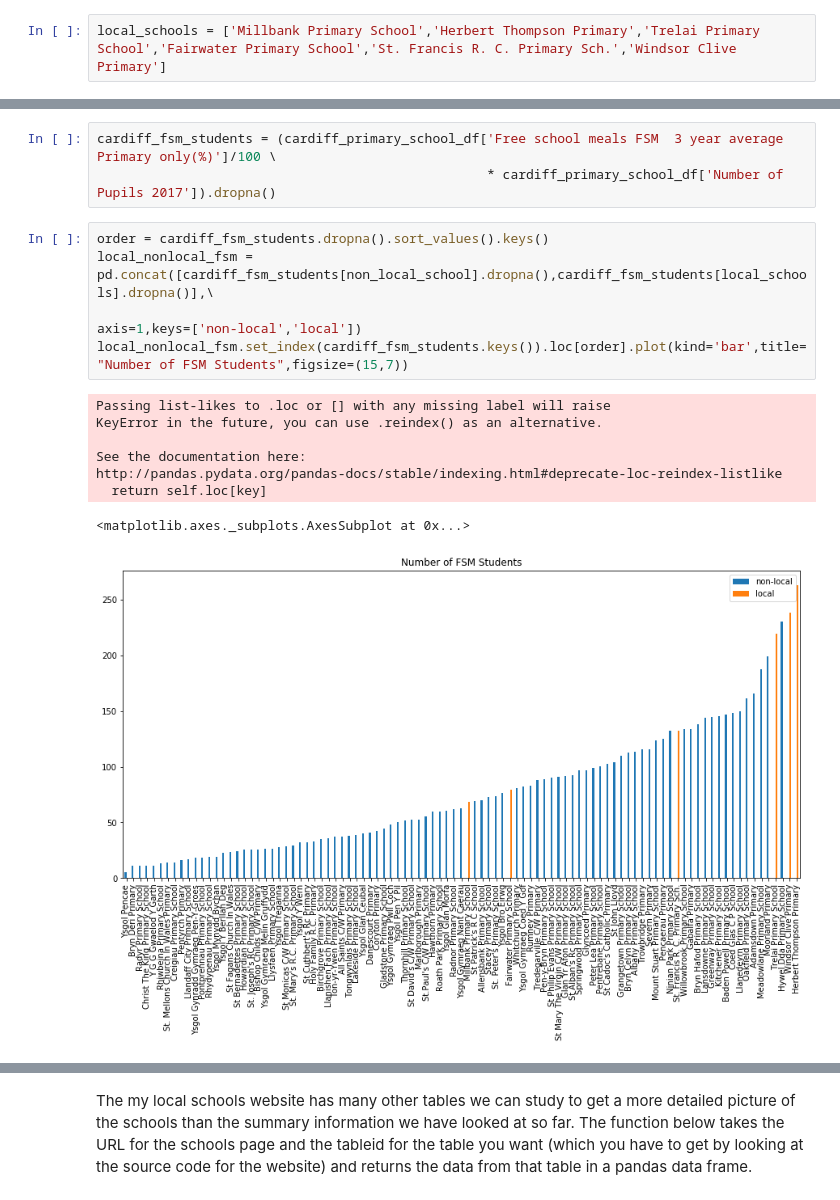
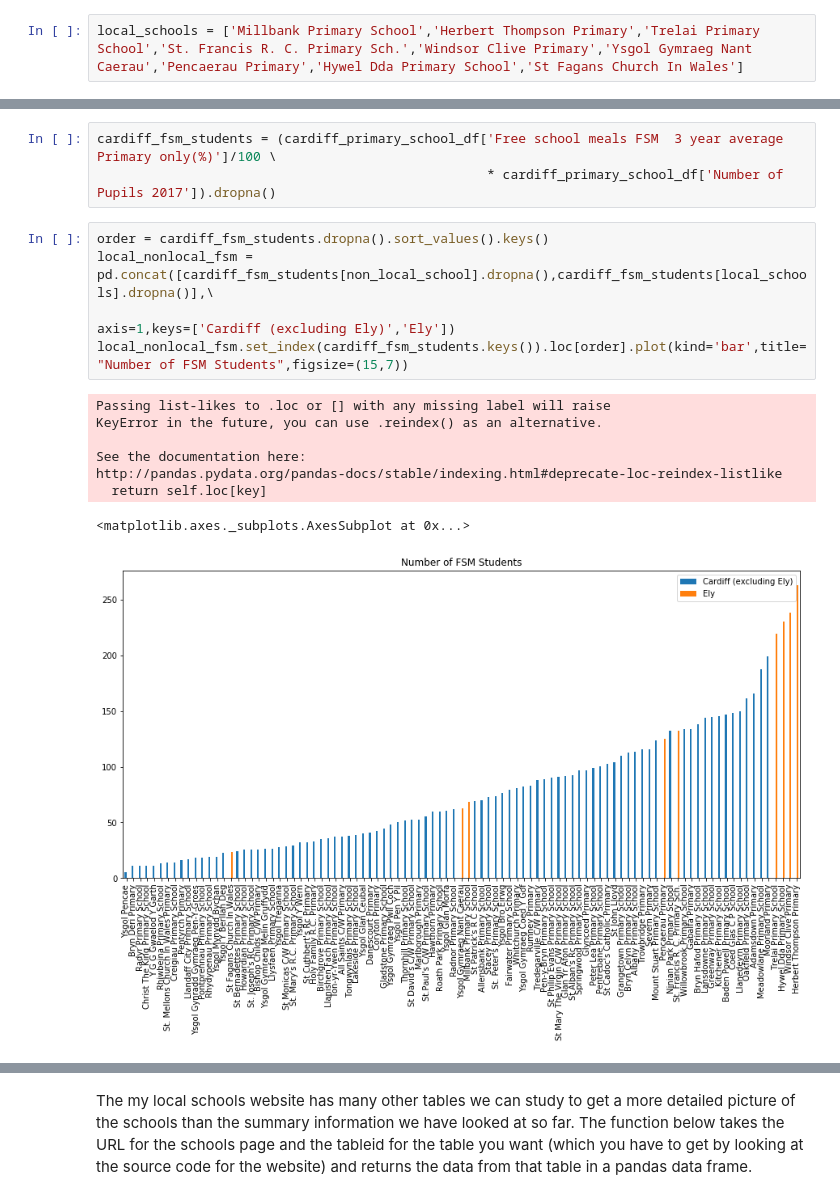
Before and after one commit to idorrington92/SRCDC_cardiff_data_analysis, a Jupyter notebook: codes/schools/my_local_school_webscraping_surrounding_area.ipynb, the cells around one changed output, grey strips where cells are left out. Saved outputs shown, nothing was run; the diff lists cells and outputs as text.

```diff
--- a/codes/schools/my_local_school_webscraping_surrounding_area.ipynb
+++ b/codes/schools/my_local_school_webscraping_surrounding_area.ipynb
@@ -7,7 +7,7 @@ import numpy as np
 # %% [markdown]
 This is a list of the schools in the local area that we want to focus on.
 # %%
-local_schools = ['Millbank Primary School','Herbert Thompson Primary','Trelai Primary School','Fairwater Primary School','St. Francis R. C. Primary Sch.','Windsor Clive Primary']
+local_schools = ['Millbank Primary School','Herbert Thompson Primary','Trelai Primary School','St. Francis R. C. Primary Sch.','Windsor Clive Primary','Ysgol Gymraeg Nant Caerau','Pencaerau Primary','Hywel Dda Primary School','St Fagans Church In Wales']
 # %% [markdown]
 This function makes a dictionary which associates each school name to the URL of its summary page.
 # %%
@@ -161,17 +164,17 @@ cardiff_fsm_students = (cardiff_primary_school_df['Free school meals FSM  3 year
 # %%
 order = cardiff_fsm_students.dropna().sort_values().keys()
 local_nonlocal_fsm = pd.concat([cardiff_fsm_students[non_local_school].dropna(),cardiff_fsm_students[local_schools].dropna()],\
-                                                                                    axis=1,keys=['non-local','local'])
+                                                                                    axis=1,keys=['Cardiff (excluding Ely)','Ely'])
 local_nonlocal_fsm.set_index(cardiff_fsm_students.keys()).loc[order].plot(kind='bar',title="Number of FSM Students",figsize=(15,7))
 # %% [output]
 Passing list-likes to .loc or [] with any missing label will raise
 KeyError in the future, you can use .reindex() as an alternative.
 
 See the documentation here:
 http://pandas.pydata.org/pandas-docs/stable/indexing.html#deprecate-loc-reindex-listlike
   return self.loc[key]
 <matplotlib.axes._subplots.AxesSubplot at 0x...>
-[figure, old version]
+[figure, new version]
 # %%
 local_nonlocal_fsm.plot(kind='box',title="Number of FSM Students",figsize=(7,7))
 # %% [output]
```
Also changed, not shown: parts of 24 cells of this notebook, 3 other files.
